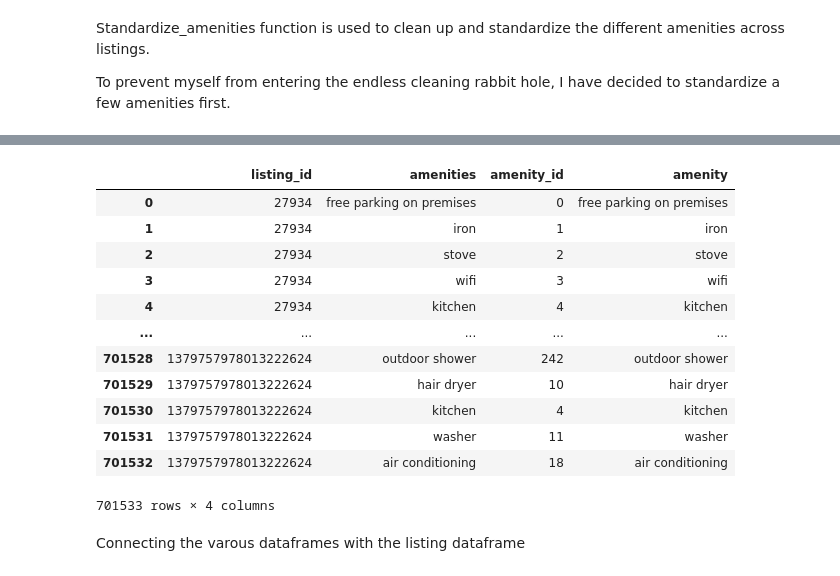
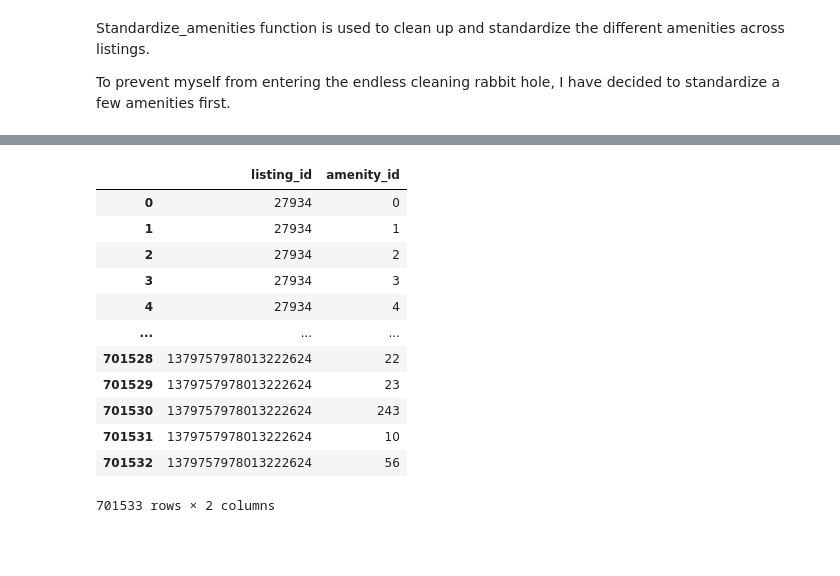
Before and after one commit to yongdetan/airbnb_bangkok_project, a Jupyter notebook: ingestion.ipynb, the cells around one changed output, grey strips where cells are left out. Cells and saved outputs as stored; diff of their text form; code cells hidden in the pictures; blank space fills up the shorter version.

Commit message:
data cleaning: sectioned the dataset into host, amenity, listing_amenity_brg, listing. cleaned up the tables and ingested into postgres

```diff
--- a/ingestion.ipynb
+++ b/ingestion.ipynb
@@ -19,7 +19,7 @@ df.head(5)
 | 4 | 48736 | https://www.airbnb.com/rooms/48736 | 20250319150518 | 2025-03-20 | city scrape | Condo with Chaopraya River View | at a size of 25sqm for your vacat... | NaN | ... |
 5 rows × 79 columns
 # %%
-df.rename(columns={"id":"listing_id"},inplace=True)
+df.rename(columns={"id":"listing_id", "neighbourhood_cleansed": "neighbourhood"},inplace=True)
 # %%
 df.columns
 # %% [output]
@@ -303,6 +266,10 @@ def standardize_amenities(amenities):
 df_copy = df.copy()
 df_copy['amenities'] = df_copy['amenities'].apply(ast.literal_eval) #convert the stringified list to actual list
 df_copy['amenities'] = df_copy['amenities'].apply(standardize_amenities) #apply standardize function
-amenity_df = df_copy[['listing_id','amenities']].explode('amenities')
+listing_amenity_df = df_copy[['listing_id','amenities']].explode('amenities')
 # %%
-unique_amenity = amenity_df['amenities'].unique()
+#This process is done to create a amenity_df from unique amenities extracted from df.
+amenities = listing_amenity_df['amenities'].unique() #Extract unique amenities from the listing_amenity_df
+amenity_df = pd.DataFrame(amenities)
+amenity_df.reset_index(names="amenity_id", inplace=True)
+amenity_df.rename(columns={0: "amenities"}, inplace=True)
@@ -314,2 +276,3 @@ unique_amenity_df.rename(columns={0: "amenity"}, inplace=True)
 # %%
-amenity_df_new = amenity_df.merge(unique_amenity_df, left_on="amenities", right_on="amenity", how="left")
+#combine listing_amenity_df with amenity_df to form the bridge table.
+amenity_bridge = listing_amenity_df.merge(amenity_df, on="amenities", how="inner").drop(columns="amenities")
@@ -316,18 +296,16 @@ amenity_df_new = amenity_df.merge(unique_amenity_df, left_on="amenities", right_
 # %%
-amenity_df_new
+amenity_bridge
 # %% [output]
-|  | listing_id | amenities | amenity_id | amenity |
-| 0 | 27934 | free parking on premises | 0 | free parking on premises |
-| 1 | 27934 | iron | 1 | iron |
-| 2 | 27934 | stove | 2 | stove |
-| 3 | 27934 | wifi | 3 | wifi |
-| 4 | 27934 | kitchen | 4 | kitchen |
-| ... | ... | ... | ... | ... |
-| 701528 | 1379757978013222624 | outdoor shower | 242 | outdoor shower |
-| 701529 | 1379757978013222624 | hair dryer | 10 | hair dryer |
-| 701530 | 1379757978013222624 | kitchen | 4 | kitchen |
-| 701531 | 1379757978013222624 | washer | 11 | washer |
-| 701532 | 1379757978013222624 | air conditioning | 18 | air conditioning |
+|  | listing_id | amenity_id |
+| 0 | 27934 | 0 |
+| 1 | 27934 | 1 |
+| 2 | 27934 | 2 |
+| 3 | 27934 | 3 |
+| 4 | 27934 | 4 |
+| ... | ... | ... |
+| 701528 | 1379757978013222624 | 22 |
+| 701529 | 1379757978013222624 | 23 |
+| 701530 | 1379757978013222624 | 243 |
+| 701531 | 1379757978013222624 | 10 |
+| 701532 | 1379757978013222624 | 56 |
-701533 rows × 4 columns
+701533 rows × 2 columns
-# %% [markdown]
-Connecting the varous dataframes with the listing dataframe
```
Also changed, not shown: parts of 51 cells of this notebook, 2 other files.
